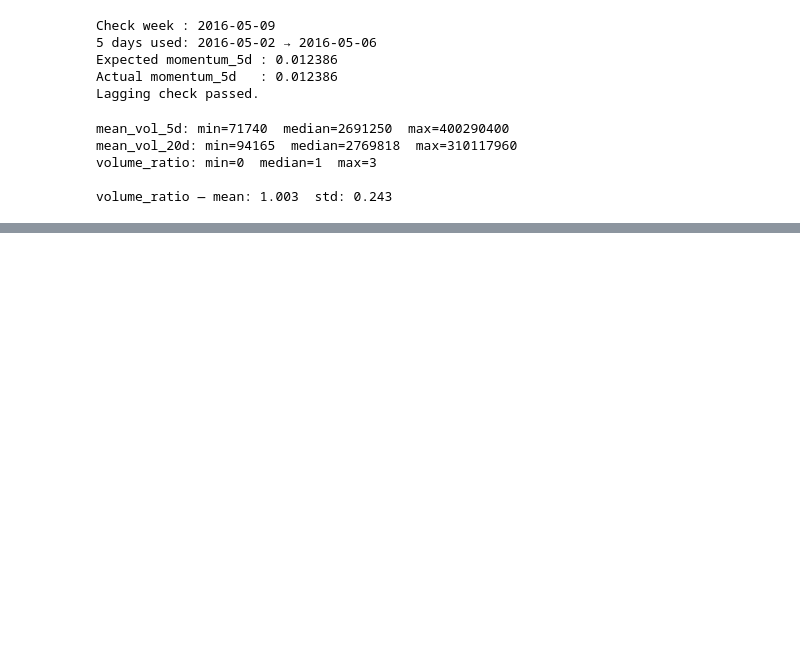
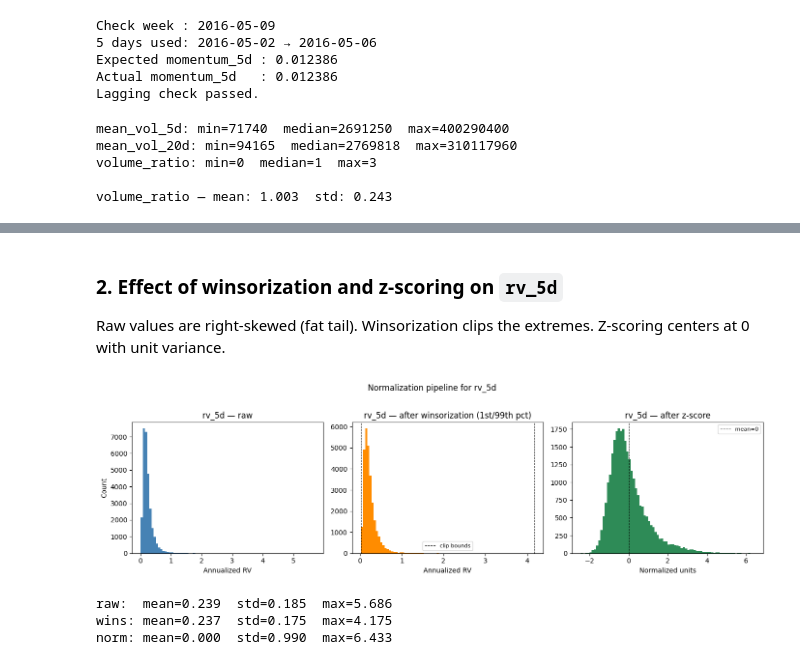
Before and after one commit to waderylan/sp500-gnn, a Jupyter notebook: notebooks/02_features.ipynb, the cells around one changed output, grey strips where cells are left out. Cells and saved outputs as stored; diff of their text form; code cells hidden in the pictures; blank space fills up the shorter version.

```diff
--- a/notebooks/02_features.ipynb
+++ b/notebooks/02_features.ipynb
@@ -148,0 +233,48 @@ volume_ratio — mean: 1.003  std: 0.243
+# %% [markdown]
+### 2. Effect of winsorization and z-scoring on `rv_5d`
+
+Raw values are right-skewed (fat tail). Winsorization clips the extremes. Z-scoring centers at 0 with unit variance.
+# %%
+from src.features import winsorize_cross_sectional, zscore_cross_sectional
+
+rv5_raw_df   = vol_features["rv_5d"]
+rv5_wins_df  = winsorize_cross_sectional(rv5_raw_df)
+rv5_norm_idx = feature_names.index("rv_5d")
+rv5_norm_arr = features[:, :, rv5_norm_idx].flatten()
+
+rv5_raw  = rv5_raw_df.stack().dropna().values
+rv5_wins = rv5_wins_df.stack().dropna().values
+rv5_norm = rv5_norm_arr[~np.isnan(rv5_norm_arr)]
+
+fig, axes = plt.subplots(1, 3, figsize=(14, 4))
+
+axes[0].hist(rv5_raw, bins=80, color="steelblue", edgecolor="none")
+axes[0].set_title("rv_5d — raw")
+axes[0].set_xlabel("Annualized RV")
+axes[0].set_ylabel("Count")
+
+axes[1].hist(rv5_wins, bins=80, color="darkorange", edgecolor="none")
+axes[1].set_title("rv_5d — after winsorization (1st/99th pct)")
+axes[1].set_xlabel("Annualized RV")
+axes[1].axvline(rv5_wins.min(), color="k", linestyle="--", linewidth=0.8, label="clip bounds")
+axes[1].axvline(rv5_wins.max(), color="k", linestyle="--", linewidth=0.8)
+axes[1].legend(fontsize=8)
+
+axes[2].hist(rv5_norm, bins=80, color="seagreen", edgecolor="none")
+axes[2].set_title("rv_5d — after z-score")
+axes[2].set_xlabel("Normalized units")
+axes[2].axvline(0, color="k", linestyle="--", linewidth=0.8, label="mean=0")
+axes[2].legend(fontsize=8)
+
+plt.suptitle("Normalization pipeline for rv_5d", y=1.02)
+plt.tight_layout()
+plt.show()
+
+print(f"raw:  mean={rv5_raw.mean():.3f}  std={rv5_raw.std():.3f}  max={rv5_raw.max():.3f}")
+print(f"wins: mean={rv5_wins.mean():.3f}  std={rv5_wins.std():.3f}  max={rv5_wins.max():.3f}")
+print(f"norm: mean={rv5_norm.mean():.3f}  std={rv5_norm.std():.3f}  max={np.abs(rv5_norm).max():.3f}")
+# %% [output]
+[figure, added]
+raw:  mean=0.239  std=0.185  max=5.686
+wins: mean=0.237  std=0.175  max=4.175
+norm: mean=0.000  std=0.990  max=6.433
```
Also changed, not shown: parts of 12 cells of this notebook, 3 other files.
